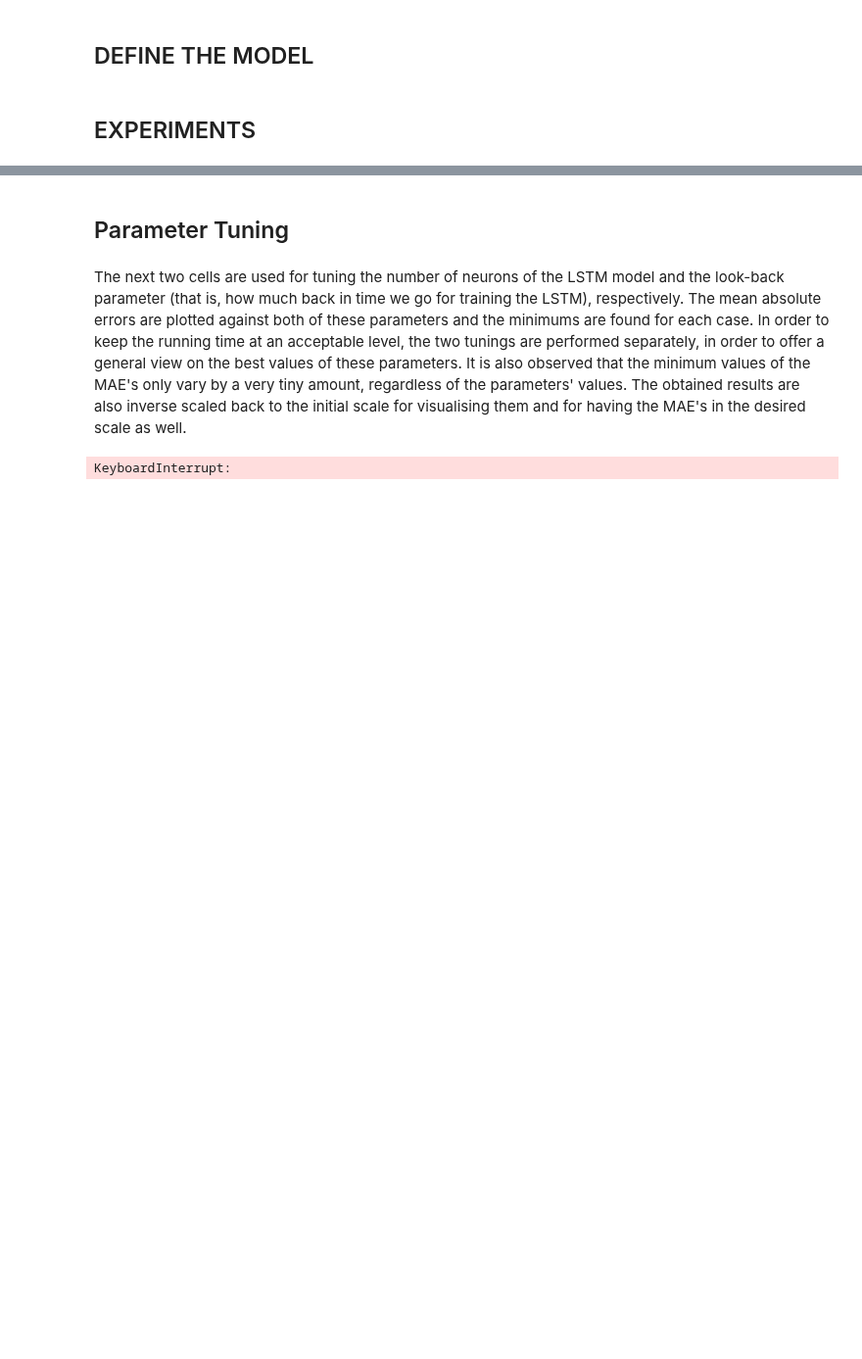
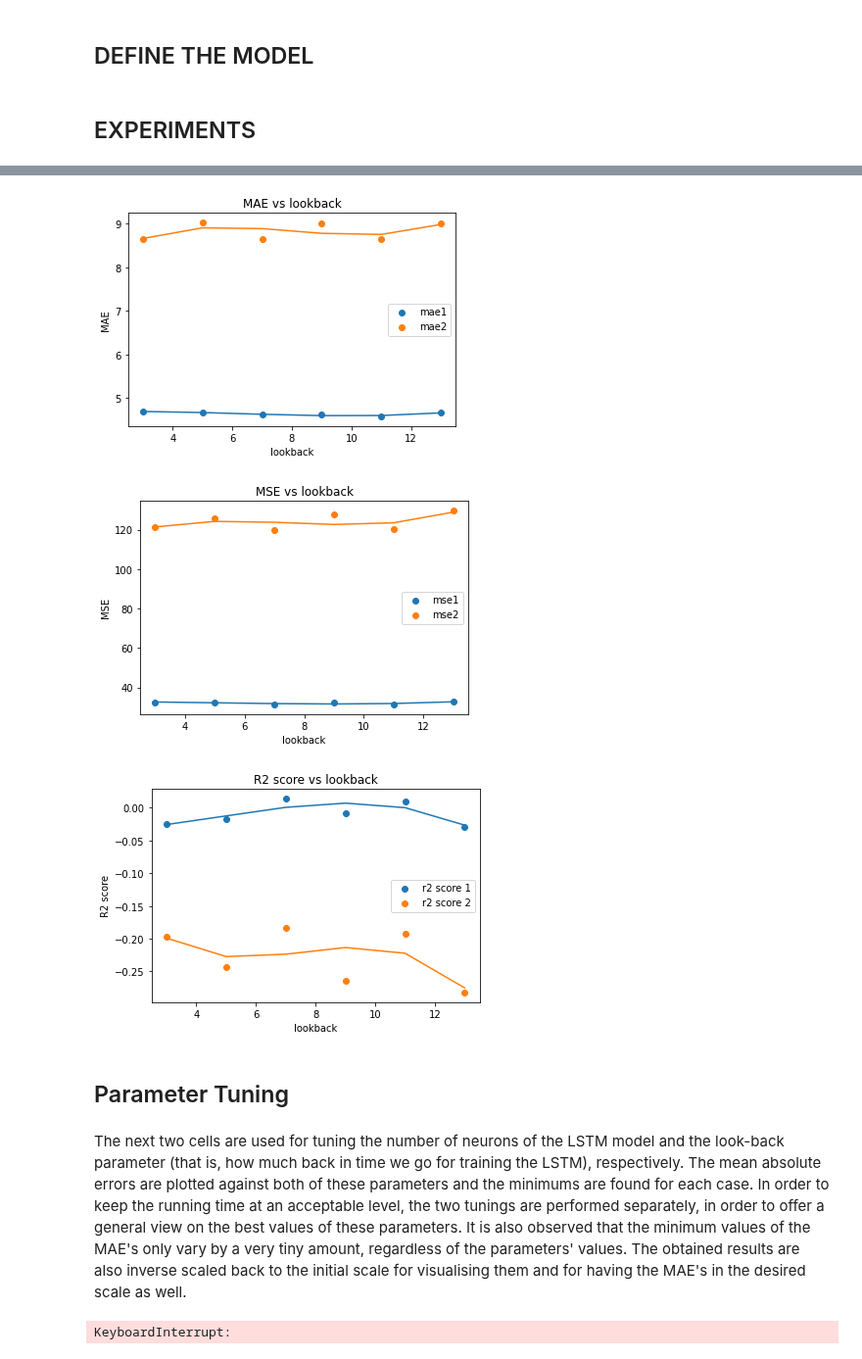
Before and after one commit to junzis/atdelay, a Jupyter notebook: LSTM_model.ipynb, the cells around one changed output, grey strips where cells are left out. Shown at 98% size. Saved outputs shown, nothing was run; the diff lists cells and outputs as text; code cells hidden in the pictures; blank space fills up the shorter version.

```diff
--- a/LSTM_model.ipynb
+++ b/LSTM_model.ipynb
@@ -586,3 +704,46 @@ plt.show()
+# %%
+mae1_fit_model = numpy.poly1d(numpy.polyfit(lookback_lst, mae1_lst_lookback_tuning, 3))
+mae2_fit_model = numpy.poly1d(numpy.polyfit(lookback_lst, mae2_lst_lookback_tuning, 3))
+mse1_fit_model = numpy.poly1d(numpy.polyfit(lookback_lst, mse1_lst_lookback_tuning, 3))
+mse2_fit_model = numpy.poly1d(numpy.polyfit(lookback_lst, mse2_lst_lookback_tuning, 3))
+r2_1_fit_model = numpy.poly1d(numpy.polyfit(lookback_lst, r2_score1_lst_lookback_tuning, 3))
+r2_2_fit_model = numpy.poly1d(numpy.polyfit(lookback_lst, r2_score2_lst_lookback_tuning, 3))
+
+
+# # Plot MAE vs lookback
+plt.title("MAE vs lookback")
+plt.scatter(lookback_lst, mae1_lst_lookback_tuning, label = 'mae1')
+plt.plot(lookback_lst, mae1_fit_model(lookback_lst))
+plt.scatter(lookback_lst, mae2_lst_lookback_tuning, label = 'mae2')
+plt.plot(lookback_lst, mae2_fit_model(lookback_lst))
+plt.xlabel("lookback")
+plt.ylabel("MAE")
+plt.legend()
+plt.show()
+
+plt.title("MSE vs lookback")
+plt.scatter(lookback_lst, mse1_lst_lookback_tuning, label = 'mse1')
+plt.plot(lookback_lst, mse1_fit_model(lookback_lst))
+plt.scatter(lookback_lst, mse2_lst_lookback_tuning, label = 'mse2')
+plt.plot(lookback_lst, mse2_fit_model(lookback_lst))
+plt.xlabel("lookback")
+plt.ylabel("MSE")
+plt.legend()
+plt.show()
+
+plt.title("R2 score vs lookback")
+plt.scatter(lookback_lst, r2_score1_lst_lookback_tuning, label = 'r2 score 1')
+plt.plot(lookback_lst, r2_1_fit_model(lookback_lst))
+plt.scatter(lookback_lst, r2_score2_lst_lookback_tuning, label = 'r2 score 2')
+plt.plot(lookback_lst, r2_2_fit_model(lookback_lst))
+plt.xlabel("lookback")
+plt.ylabel("R2 score")
+plt.legend()
+plt.show()
+# %% [output]
+[figure, added]
+[figure, added]
+[figure, added]
 # %% [markdown]
 ## Parameter Tuning
 # %% [markdown]
```
Also changed, not shown: parts of 6 cells of this notebook, 9 other files.
